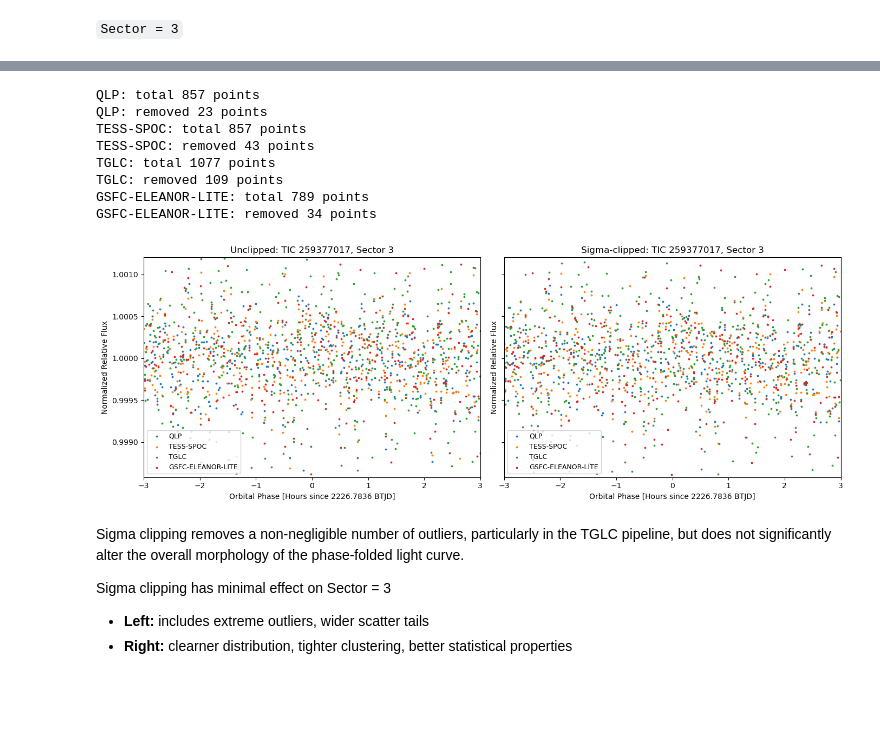
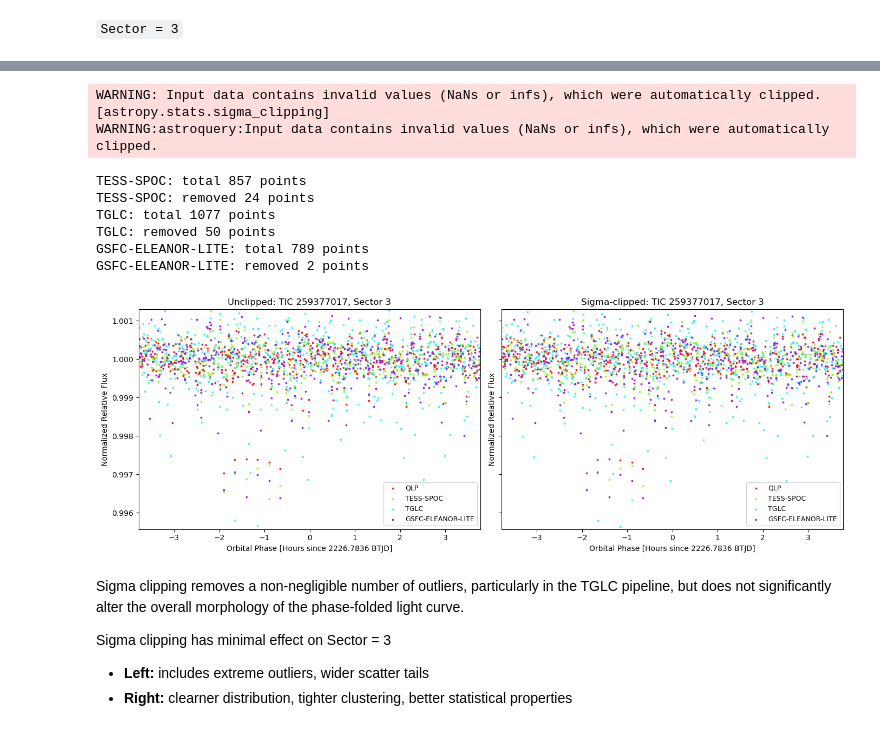
Before and after one commit to madelinejmg/project2026, a Jupyter notebook: main/NEMESIS_SPOC_QLP_TGLC_comparisons.ipynb, the cells around one changed output, grey strips where cells are left out. Cells and saved outputs as stored; diff of their text form; code cells hidden in the pictures; blank space fills up the shorter version.

```diff
--- a/main/NEMESIS_SPOC_QLP_TGLC_comparisons.ipynb
+++ b/main/NEMESIS_SPOC_QLP_TGLC_comparisons.ipynb
@@ -326,9 +326,10 @@ fig, axes = plt.subplots(1, 2, figsize=(14, 5), sharex=True, sharey=True)
 all_flux_unclipped = []
 all_flux_clipped = []
 
-for p in pipelines:
+for i in range(len(pipelines)):
+    p = pipelines[i]
     info = results[p]
-    C = pipeline_colors[p]
+    C = pipeline_colors[i]
 
     if info["status"] != "ok":
         print(f"Skipping {p}: {info['error']}")
@@ -341,9 +342,8 @@ for p in pipelines:
     flux = lc_to_plot["flux_corr"].to_numpy()
     flux_norm = flux / np.nanmedian(flux)
 
-    clipped = sigma_clip(flux_norm, sigma=3, maxiters=5)
+    clipped = sigma_clip(flux_norm, sigma=3, sigma_lower=7, sigma_upper=3, maxiters=5)
     good = ~clipped.mask
-
     lc_clean = lc_to_plot.iloc[good]
 
     n_total = len(flux_norm)
@@ -384,7 +384,7 @@ axes[1].set_ylim(
 )
 
 for ax in axes:
-    ax.set_xlim(-3, 3)
+    #ax.set_xlim(-3, 3)
     ax.set_xlabel(f"Orbital Phase [Hours since {np.round(target['Orbital Epoch Value'].item(), 4)} BTJD]")
     ax.set_ylabel("Normalized Relative Flux")
     ax.legend(loc="best", fontsize=9)
@@ -400,12 +400,12 @@ WARNING:astroquery:Input data contains invalid values (NaNs or infs), which were
-QLP: total 857 points
-QLP: removed 23 points
-TESS-SPOC: total 857 points
-TESS-SPOC: removed 43 points
-TGLC: total 1077 points
-TGLC: removed 109 points
-GSFC-ELEANOR-LITE: total 789 points
-GSFC-ELEANOR-LITE: removed 34 points
+WARNING: Input data contains invalid values (NaNs or infs), which were automatically clipped. [astropy.stats.sigma_clipping]
+WARNING:astroquery:Input data contains invalid values (NaNs or infs), which were automatically clipped.
+TESS-SPOC: total 857 points
+TESS-SPOC: removed 24 points
+TGLC: total 1077 points
+TGLC: removed 50 points
+GSFC-ELEANOR-LITE: total 789 points
+GSFC-ELEANOR-LITE: removed 2 points
-[figure, old version]
+[figure, new version]
 # %% [markdown]
 Sigma clipping removes a non-negligible number of outliers, particularly in the TGLC pipeline, but does not significantly alter the overall morphology of the phase-folded light curve.
 
```
Also changed, not shown: parts of 4 cells of this notebook, 1 other file.
